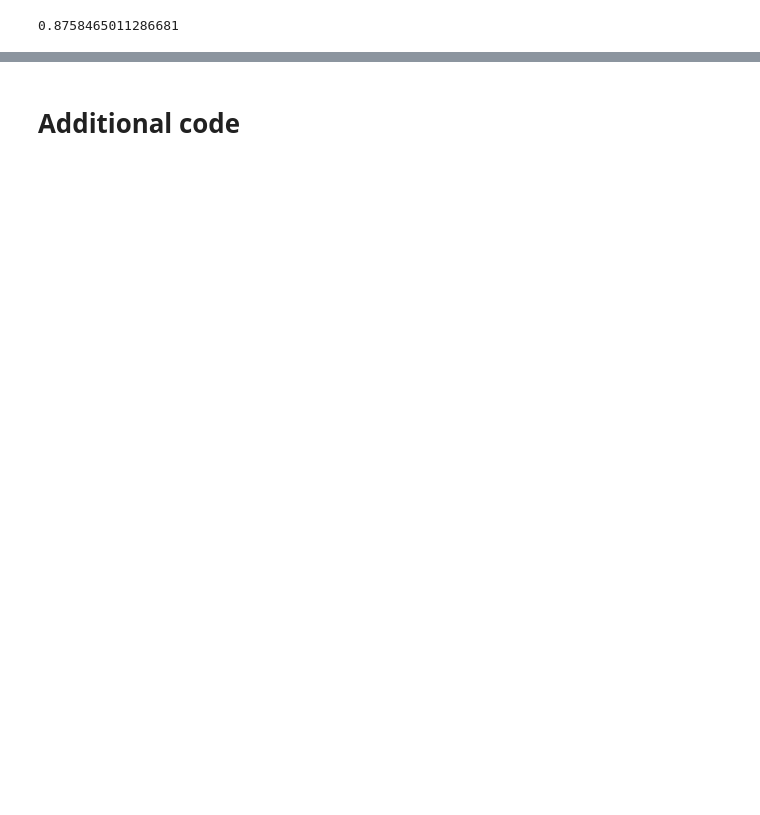
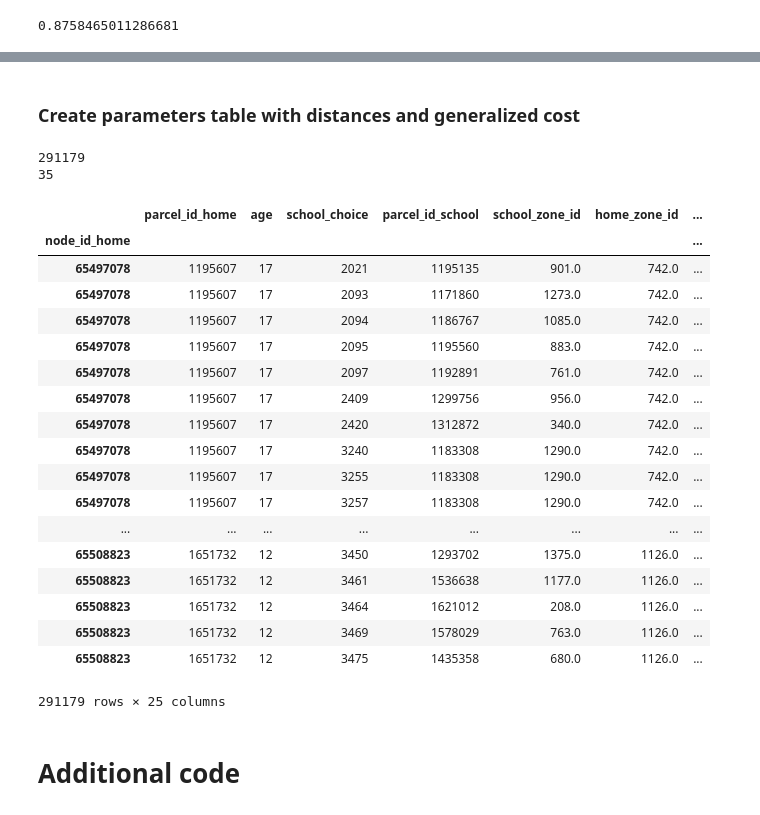
Before and after one commit to ual/ual_model_workspace, a Jupyter notebook: spring-2019-models/notebooks-amelia/SLCM_Estimation - Amelia Copy.ipynb, the cells around one changed output, grey strips where cells are left out. Saved outputs shown, nothing was run; the diff lists cells and outputs as text; code cells hidden in the pictures; blank space fills up the shorter version.

Commit message:
finished parameters table and exported to csv

```diff
--- a/spring-2019-models/notebooks-amelia/SLCM_Estimation - Amelia Copy.ipynb
+++ b/spring-2019-models/notebooks-amelia/SLCM_Estimation - Amelia Copy.ipynb
@@ -263,9 +201,15 @@ def school_choice_set(house_node_id, kid_age):
 
     public_id = distance_matrix_public.iloc[:,50:].loc[house_node_id] + 1000
     private_id = distance_matrix_private.iloc[:,100:].loc[house_node_id] + 1000
+
     schools_filter = pd.concat([public_id, private_id])
     schools_set = schools[schools.school_id.isin(schools_filter)]
     school_availability = [school_available(kid_age, x) for x in schools_set.list_grades]
-    schools_available = schools_set[school_availability].school_id
+    try:
+        schools_available = schools_set[school_availability].school_id
+        return schools_available
+    except Exception as e:
+        print(e)
+        print("empty dataframe?")
 
-    return schools_available
+    return np.nan
@@ -291,0 +216,62 @@ Name: school_id, Length: 97, dtype: int64
+# %%
+def get_zone_id(parcel_id):
+    '''gets the zone_id (TAZ) of school and home locations by the parcel id'''
+    try:
+        parcel_id = (parcels.iloc[parcel_id])["zone_id"]
+
+    except Exception as e:
+#         print(e)
+        parcel_id = np.nan
+    return parcel_id
+# %% [markdown]
+### Create parameters table with distances and generalized cost
+# %%
+stu = students_1[["node_id_home", "AGE", "school_parcel_id", "parcel_id_home"]]
+for index, record in stu.iterrows():
+    age = int(record["AGE"])
+    parcel_id_home = int(record["parcel_id_home"])
+    node_id_home = int(record["node_id_home"])
+    school_choices = school_choice_set(node_id_home, age)
+    school_parcel_id = [schools[schools["school_id"] == choice]["school_parcel_id"].values[0] for choice in school_choices]
+    df = pd.DataFrame({"node_id_home": node_id_home, "parcel_id_home": parcel_id_home, "age": age,
+                       "school_choice": school_choices, "parcel_id_school": school_parcel_id})
+    df["school_zone_id"] = df["parcel_id_school"].apply(get_zone_id)
+    df["home_zone_id"] = df["parcel_id_home"].apply(get_zone_id)
+
+
+    dfs.append(df)
+
+all_choices = pd.concat(dfs, axis=0)
+# %%
+all_choices_costs = pd.merge(all_choices, reset_beam_skims,  how='left', left_on=['school_zone_id','home_zone_id'], right_on = ['to_zone_id','from_zone_id'])
+all_choices_costs = all_choices_costs.set_index("node_id_home")
+all_choices_costs.head()
+all_choices_costs.to_csv("all_choices_costs.csv")
+# %%
+print(len(all_choices))
+print(len(all_choices_costs))
+# %% [output]
+291179
+35
+# %%
+all_choices_costs
+# %% [output]
+|  | parcel_id_home | age | school_choice | parcel_id_school | school_zone_id | home_zone_id | ... |
+| node_id_home |  |  |  |  |  |  | ... |
+| 65497078 | 1195607 | 17 | 2021 | 1195135 | 901.0 | 742.0 | ... |
+| 65497078 | 1195607 | 17 | 2093 | 1171860 | 1273.0 | 742.0 | ... |
+| 65497078 | 1195607 | 17 | 2094 | 1186767 | 1085.0 | 742.0 | ... |
+| 65497078 | 1195607 | 17 | 2095 | 1195560 | 883.0 | 742.0 | ... |
+| 65497078 | 1195607 | 17 | 2097 | 1192891 | 761.0 | 742.0 | ... |
+| 65497078 | 1195607 | 17 | 2409 | 1299756 | 956.0 | 742.0 | ... |
+| 65497078 | 1195607 | 17 | 2420 | 1312872 | 340.0 | 742.0 | ... |
+| 65497078 | 1195607 | 17 | 3240 | 1183308 | 1290.0 | 742.0 | ... |
+| 65497078 | 1195607 | 17 | 3255 | 1183308 | 1290.0 | 742.0 | ... |
+| 65497078 | 1195607 | 17 | 3257 | 1183308 | 1290.0 | 742.0 | ... |
+| ... | ... | ... | ... | ... | ... | ... | ... |
+| 65508823 | 1651732 | 12 | 3450 | 1293702 | 1375.0 | 1126.0 | ... |
+| 65508823 | 1651732 | 12 | 3461 | 1536638 | 1177.0 | 1126.0 | ... |
+| 65508823 | 1651732 | 12 | 3464 | 1621012 | 208.0 | 1126.0 | ... |
+| 65508823 | 1651732 | 12 | 3469 | 1578029 | 763.0 | 1126.0 | ... |
+| 65508823 | 1651732 | 12 | 3475 | 1435358 | 680.0 | 1126.0 | ... |
+291179 rows × 25 columns
```
Also changed, not shown: parts of 17 cells of this notebook.
